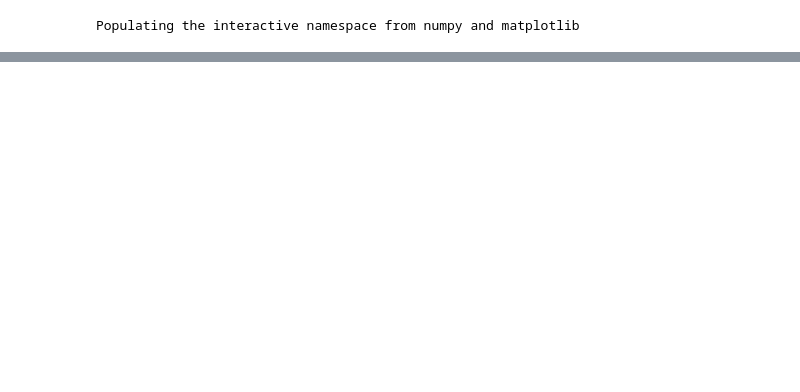
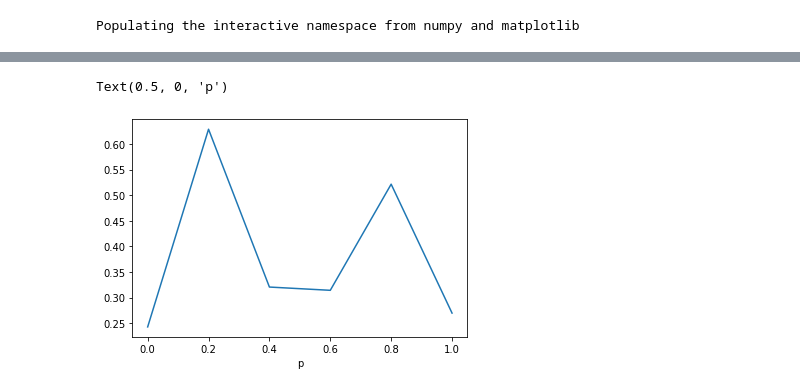
Before and after one commit to palozano/c72w, a Jupyter notebook: code/72h_NIGHTmate.ipynb, the cells around one changed output, grey strips where cells are left out. Drawn from its saved outputs; the diff is of its cells as text; code cells hidden in the pictures; blank space fills up the shorter version.

```diff
--- a/code/72h_NIGHTmate.ipynb
+++ b/code/72h_NIGHTmate.ipynb
@@ -201,3 +5,0 @@ class circle():
-# %%
-c = circle(10, p=0, w=0.5, b=4, all_coop=False)
-c.flip_agent(0)
@@ -343,0 +222,7 @@ plt.plot([expit(i) for i in range(-10, 10)])
+# %%
+cvs = [stds[i]**2/means[i]**2 for i in range(len(ps))]
+plt.plot(ps, cvs)
+plt.xlabel('p')
+# %% [output]
+Text(0.5, 0, 'p')
+[figure, added]
```
Also changed, not shown: parts of 52 cells of this notebook.
